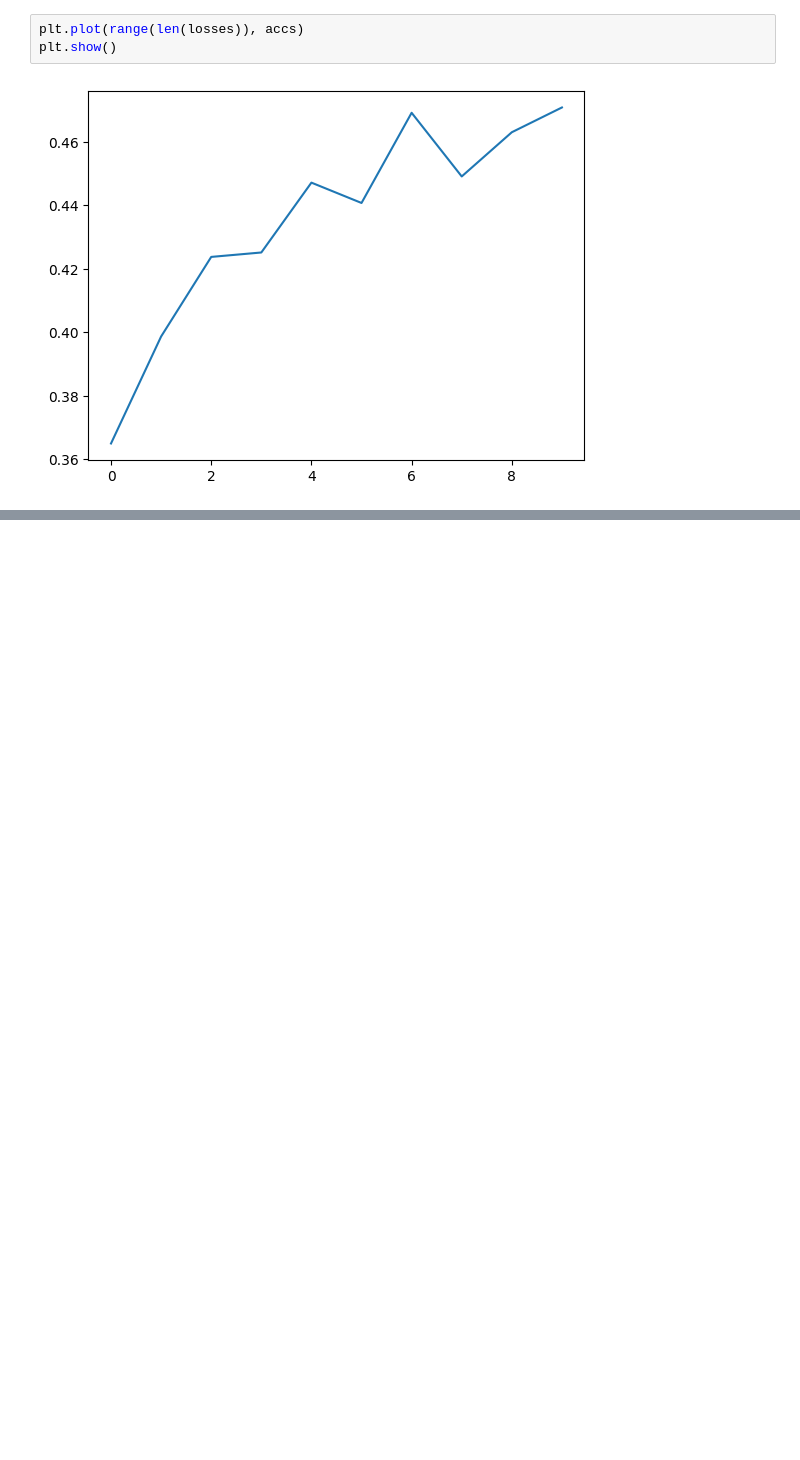
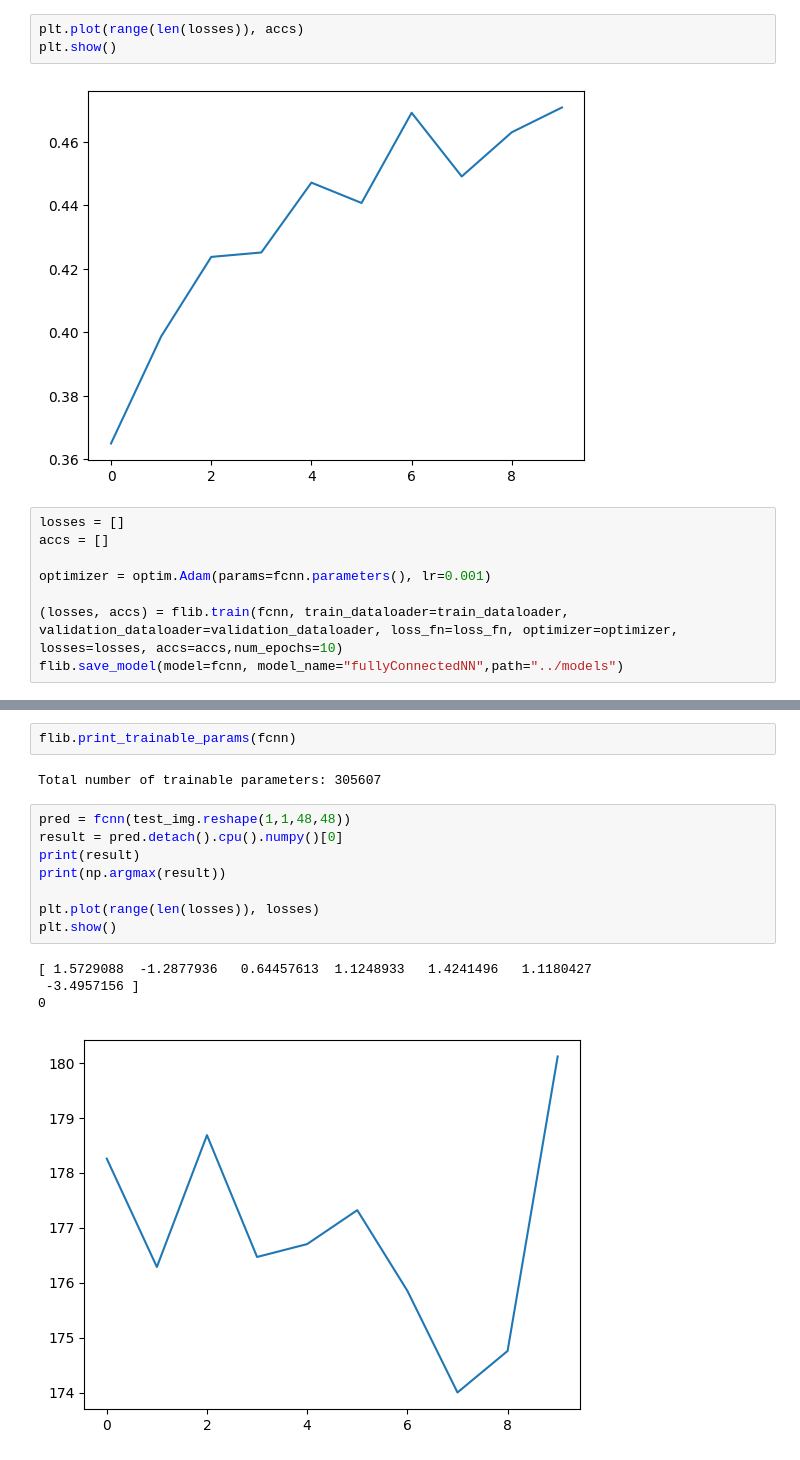
Before and after one commit to coolwuzizai/Emotion-AL, a Jupyter notebook: src/test.ipynb, the cells around one changed output, grey strips where cells are left out. Cells and saved outputs as stored; diff of their text form; blank space fills up the shorter version.

Commit message:
retrain EDA model

```diff
--- a/src/test.ipynb
+++ b/src/test.ipynb
@@ -471,3 +449,11 @@ plt.plot(range(len(losses)), accs)
 plt.show()
 # %% [output]
 [figure]
+# %%
+losses = []
+accs = []
+
+optimizer = optim.Adam(params=fcnn.parameters(), lr=0.001)
+
+(losses, accs) = flib.train(fcnn, train_dataloader=train_dataloader, validation_dataloader=validation_dataloader, loss_fn=loss_fn, optimizer=optimizer, losses=losses, accs=accs,num_epochs=10)
+flib.save_model(model=fcnn, model_name="fullyConnectedNN",path="../models")
@@ -473,0 +478,17 @@ plt.show()
+# %%
+flib.print_trainable_params(fcnn)
+# %% [output]
+Total number of trainable parameters: 305607
+# %%
+pred = fcnn(test_img.reshape(1,1,48,48))
+result = pred.detach().cpu().numpy()[0]
+print(result)
+print(np.argmax(result))
+
+plt.plot(range(len(losses)), losses)
+plt.show()
+# %% [output]
+[ 1.5729088  -1.2877936   0.64457613  1.1248933   1.4241496   1.1180427
+ -3.4957156 ]
+0
+[figure, added]
```
Also changed, not shown: parts of 7 cells of this notebook.
